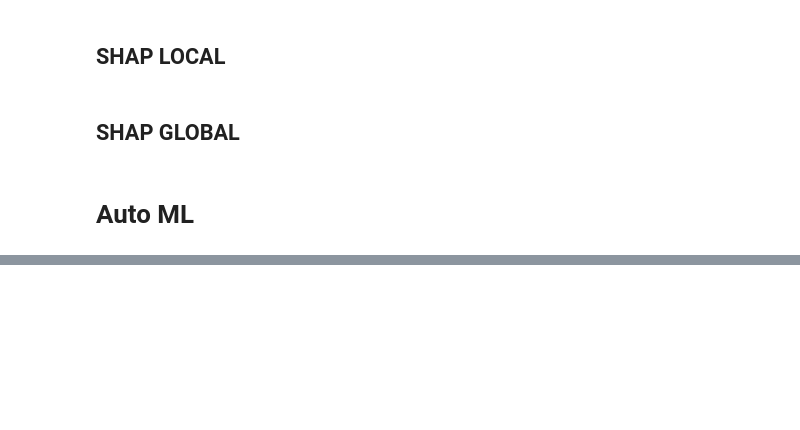
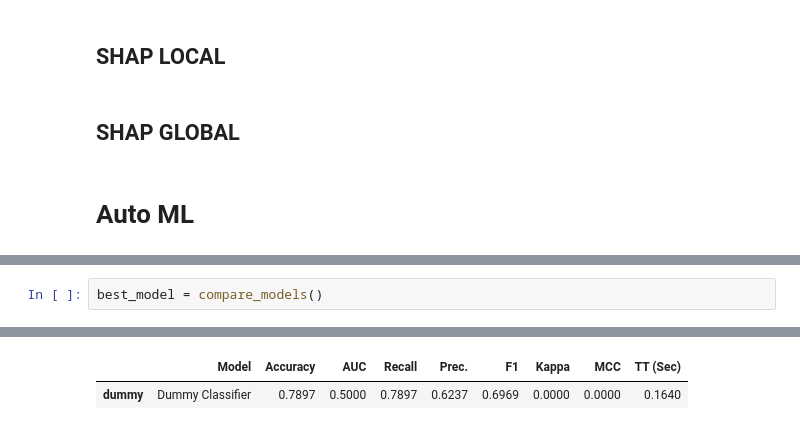
Before and after one commit to franciscoryb1/AA1-TUIA-RodriguezYBarros-Menescaldi-Britos, a Jupyter notebook: Clasificación/TP-clasificacion-AA1.ipynb, the cells around one changed output, grey strips where cells are left out. Drawn from its saved outputs; the diff is of its cells as text; blank space fills up the shorter version.

```diff
--- a/Clasificación/TP-clasificacion-AA1.ipynb
+++ b/Clasificación/TP-clasificacion-AA1.ipynb
@@ -1628,0 +1700,3 @@ El mejor es  Random Search
+# %%
+best_model = compare_models()
+# %% [output]
@@ -1628,0 +1704,2 @@ El mejor es  Random Search
+|  | Model | Accuracy | AUC | Recall | Prec. | F1 | Kappa | MCC | TT (Sec) |
+| dummy | Dummy Classifier | 0.7897 | 0.5000 | 0.7897 | 0.6237 | 0.6969 | 0.0000 | 0.0000 | 0.1640 |
```
Also changed, not shown: parts of 7 cells of this notebook, 1 other file.
